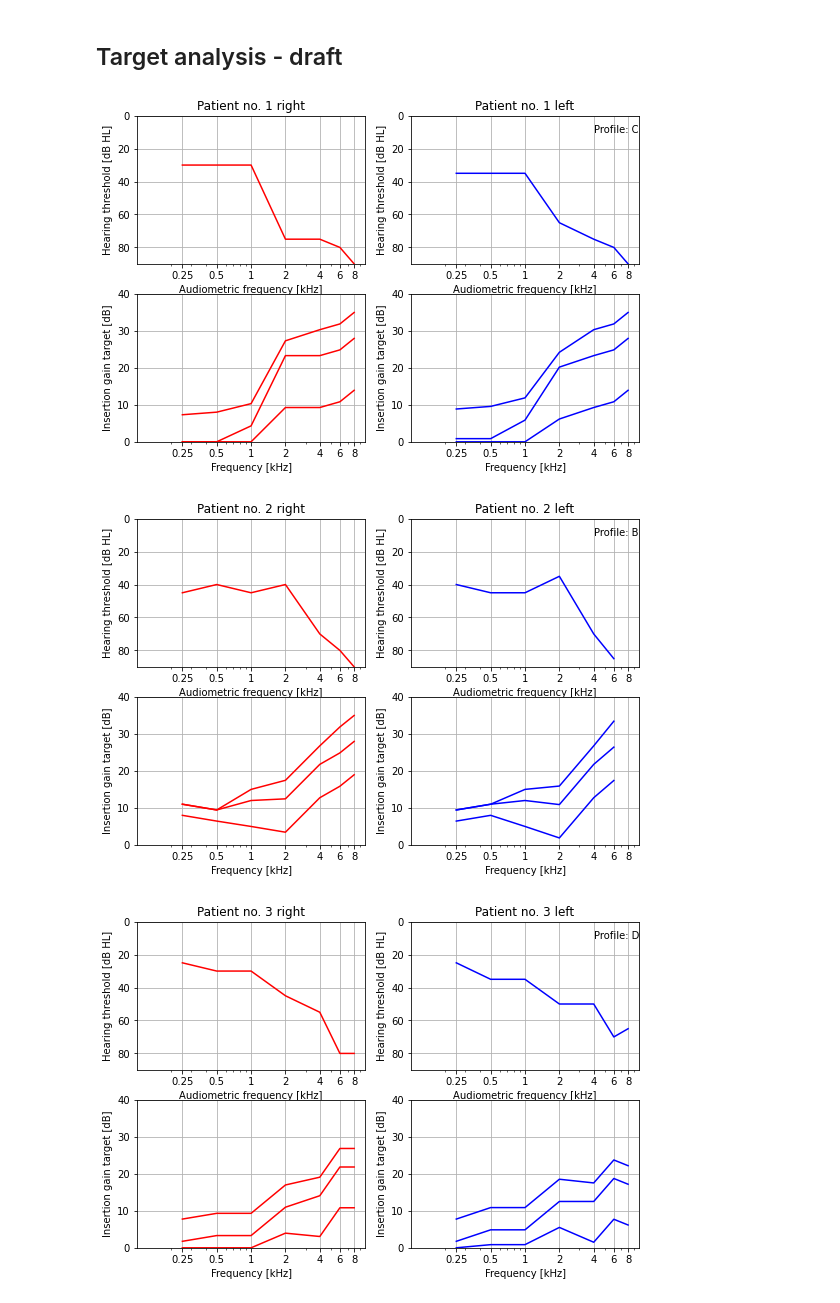
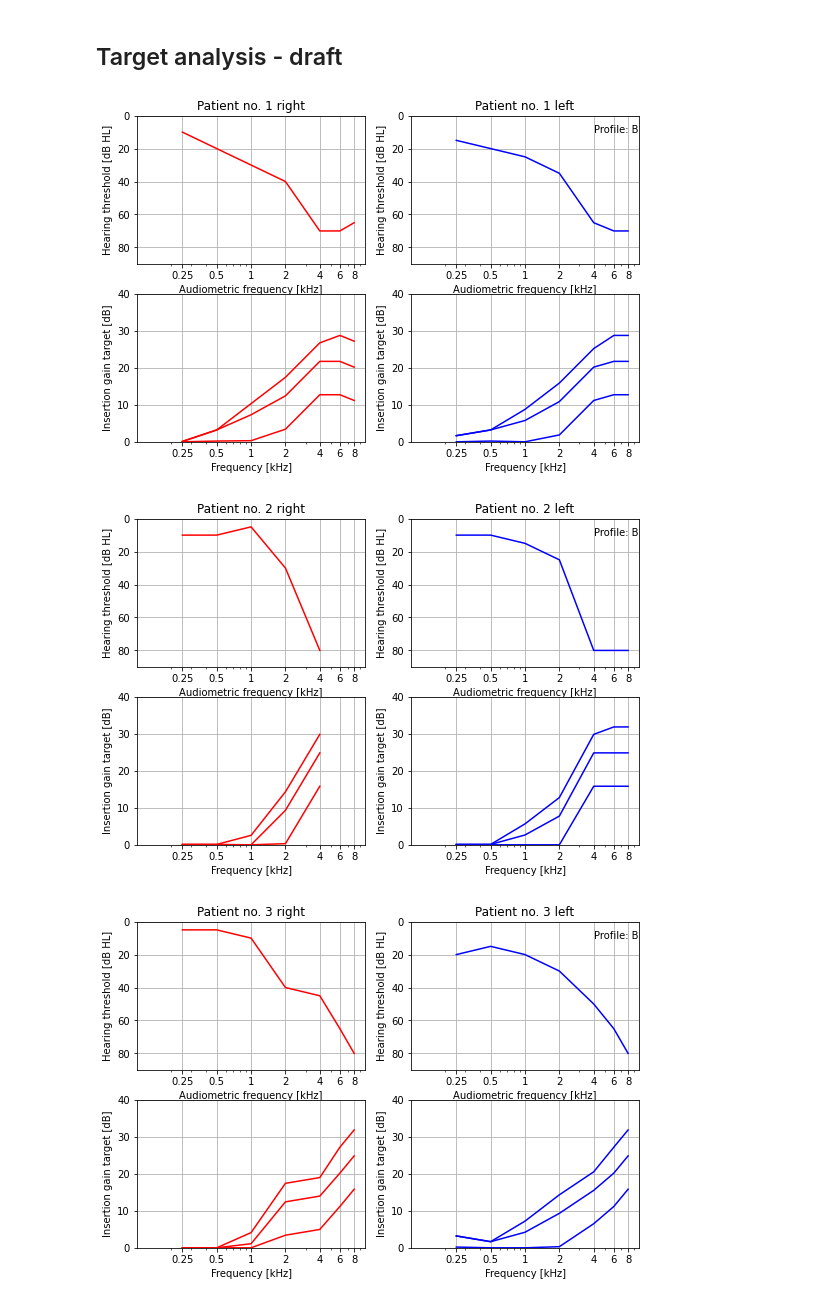
Before and after one commit to tobiaspiechowiak/BEAR_publications, a Jupyter notebook: REM_WP4/Target_analysis.ipynb, the cells around one changed output. Cells and saved outputs as stored; diff of their text form; code cells hidden in the pictures.

```diff
--- a/REM_WP4/Target_analysis.ipynb
+++ b/REM_WP4/Target_analysis.ipynb
@@ -45,6 +45,6 @@ WP4_GN.keys()[:30]
 # %%
 #path = '../../Data/REM/WP4/'
-path = 'C:/Users/boko/OneDrive - WSA/Documents/BEAR/BEAR_pilot_data/WIDEX REM Files OUH/'
+path = 'C:/Users/boko/OneDrive - WSA/Documents/BEAR/BEAR_pilot_data/WIDEX_REM_ALL/'
 # %%
 #load all the GN REM data files from sharepoint
 import os
@@ -52,9 +52,13 @@ import os
 text_files = [f for f in os.listdir(path) if f.endswith('first fit.txt')]
 
 REM = {}
+REM_ = []
 cnt = 0
 for f in text_files:
     print(path+f)
     REM[cnt] = pd.read_csv(path + f,sep=';', skipinitialspace=True, index_col=False)
     #REM[cnt].drop('RC_ID', axis=1, inplace = True)
+    REM_.append(pd.DataFrame(REM[cnt]))
+    np.savetxt(path + 'REM_data_WP4.txt', df_REM.loc[:,'86':'9976'], fmt='%f')
     cnt += 1
+df_REM = pd.concat(REM_)
@@ -106,8 +114,12 @@ def calculateBEARtarget(audiogram, profile):
 
     return target
 # %%
+#path = '../../Data/data/'
+# df = pd.read_excel(path+'WP4_Pilots_Data_OUH_GN.xlsx')
+
 path = 'C:/Users/boko/OneDrive - WSA/Documents/BEAR/BEAR_pilot_data/'
-df = pd.read_excel(path+'WP4 Pilots Data OUH_Widex.xlsx')
+df = pd.read_excel(path+'WP4 Pilots Data AUH_Widex.xlsx')
+
 nrows, _ = df.shape
 
 freqs_audio_no3k = [250, 500, 1000, 2000, 4000, 6000, 8000]
@@ -148,33 +160,33 @@ for patient_idx in range(nrows):
     plt.xlabel('Audiometric frequency [kHz]')
     plt.ylabel('Hearing threshold [dB HL]')
 
 
     plt.subplot(2,2,3)
     plt.semilogx(freqs_audio_no3k,target_right[0,:],'r')
     plt.semilogx(freqs_audio_no3k,target_right[1,:],'r')
     plt.semilogx(freqs_audio_no3k,target_right[2,:],'r')
     plt.grid()
     #plt.title(f"Patient no. {patient_idx+1} right")
     plt.ylim(0, 40)
     plt.xlim(100, 10000)
     plt.xticks(freqs_audio_no3k, [.25, .5, 1, 2, 4, 6, 8])
     plt.yticks([0, 10, 20, 30, 40], [0, 10, 20, 30, 40])
     plt.xlabel('Frequency [kHz]')
     plt.ylabel('Insertion gain target [dB]')
 
     plt.subplot(2,2,4)
     plt.semilogx(freqs_audio_no3k,target_left[0,:],'b')
     plt.semilogx(freqs_audio_no3k,target_left[1,:],'b')
     plt.semilogx(freqs_audio_no3k,target_left[2,:],'b')
     plt.grid()
     #plt.title(f"Patient no. {patient_idx+1} left")
     plt.ylim(0, 40)
     plt.xlim(100, 10000)
     plt.xticks(freqs_audio_no3k, [.25, .5, 1, 2, 4, 6, 8])
     plt.yticks([0, 10, 20, 30, 40], [0, 10, 20, 30, 40])
     plt.xlabel('Frequency [kHz]')
     plt.ylabel('Insertion gain target [dB]')
 # %% [output]
-[figure, old version]
+[figure, new version]
-[figure, old version]
+[figure, new version]
-[figure, old version]
+[figure, new version]
```
Also changed, not shown: parts of 15 cells of this notebook.
